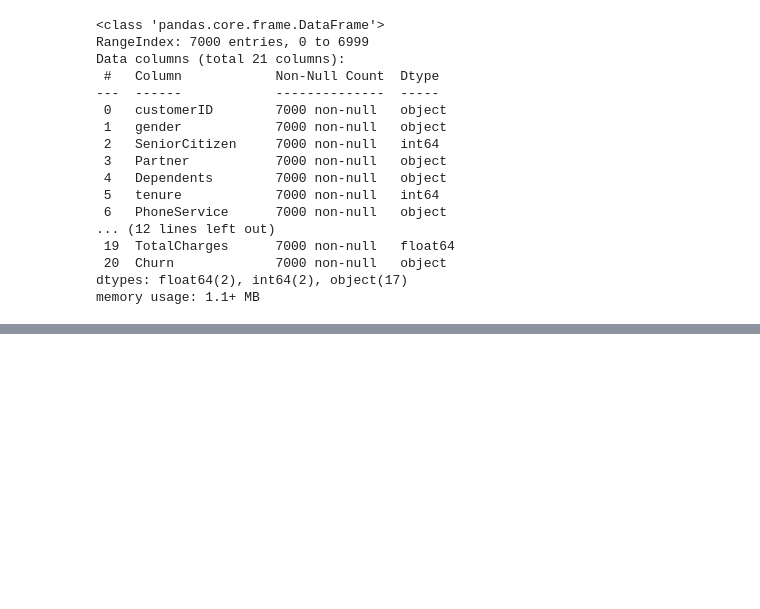
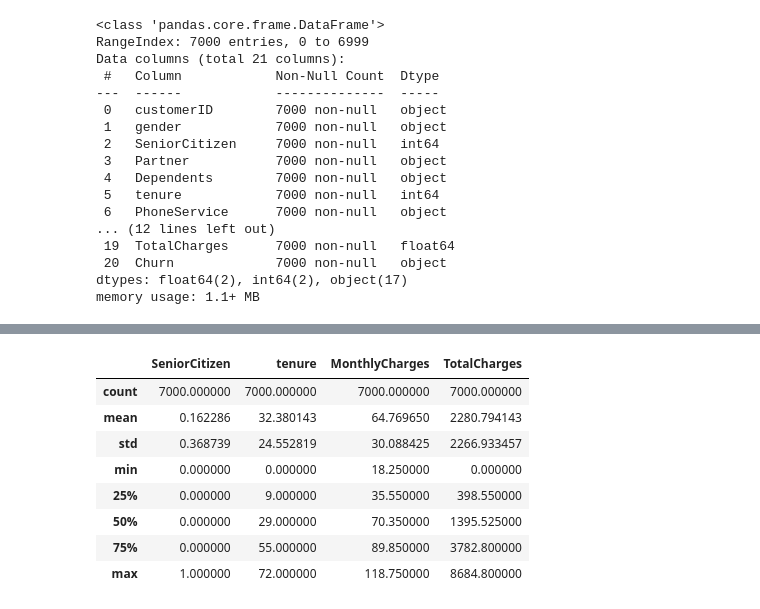
Before and after one commit to EnginKosure/CustomerChurnPredictionModel, a Jupyter notebook: data_prep_test1.ipynb, the cells around one changed output, grey strips where cells are left out. Cells and saved outputs as stored; diff of their text form; code cells hidden in the pictures; blank space fills up the shorter version.

```diff
--- a/data_prep_test1.ipynb
+++ b/data_prep_test1.ipynb
@@ -54,0 +108,12 @@ memory usage: 1.1+ MB
+# %%
+df.describe()
+# %% [output]
+|  | SeniorCitizen | tenure | MonthlyCharges | TotalCharges |
+| count | 7000.000000 | 7000.000000 | 7000.000000 | 7000.000000 |
+| mean | 0.162286 | 32.380143 | 64.769650 | 2280.794143 |
+| std | 0.368739 | 24.552819 | 30.088425 | 2266.933457 |
+| min | 0.000000 | 0.000000 | 18.250000 | 0.000000 |
+| 25% | 0.000000 | 9.000000 | 35.550000 | 398.550000 |
+| 50% | 0.000000 | 29.000000 | 70.350000 | 1395.525000 |
+| 75% | 0.000000 | 55.000000 | 89.850000 | 3782.800000 |
+| max | 1.000000 | 72.000000 | 118.750000 | 8684.800000 |
```
Also changed, not shown: parts of 5 cells of this notebook.
